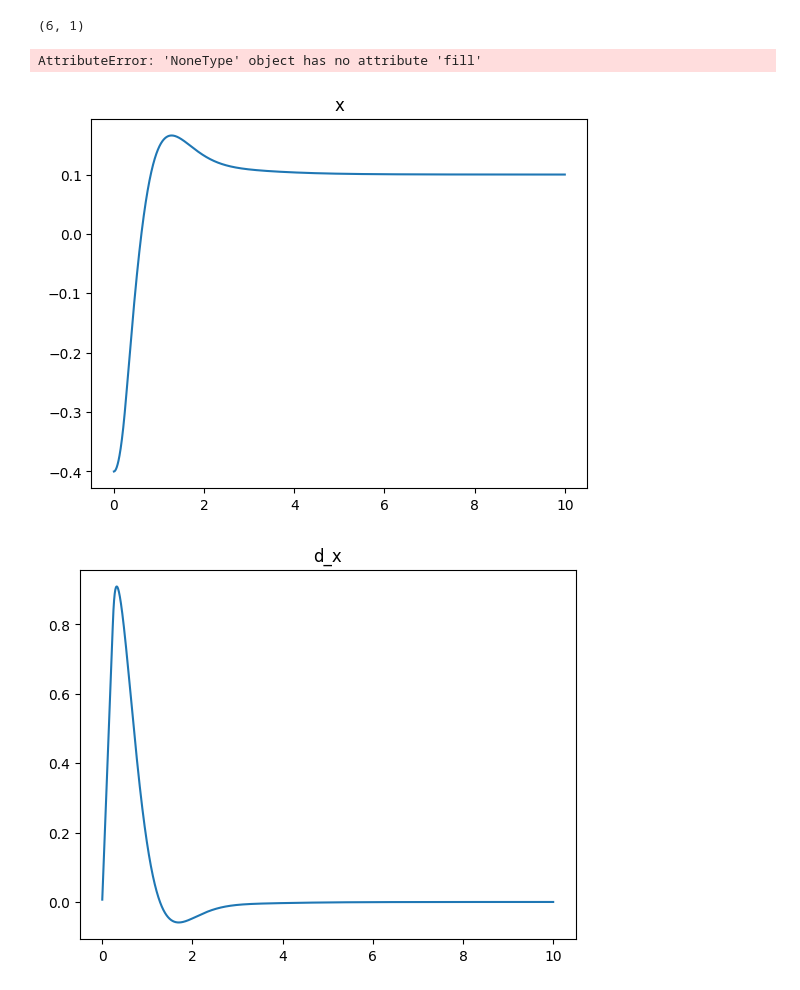
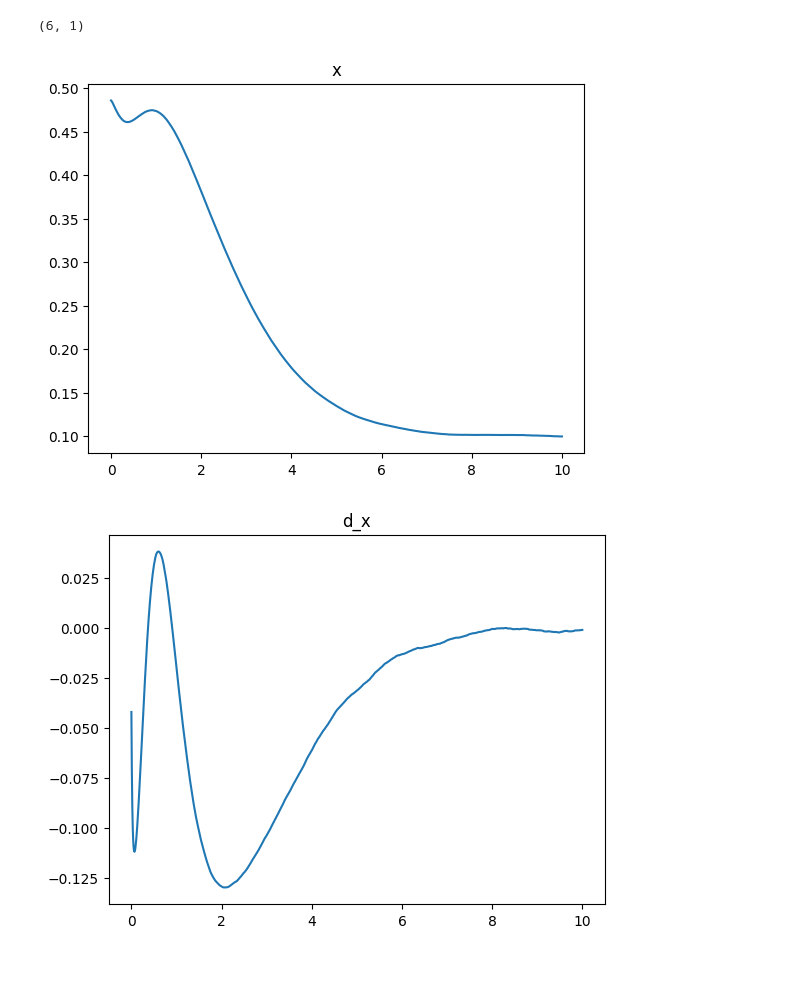
Before and after one commit to sackariaslunman/inverted-pendulum, a Jupyter notebook: env_cartpoles_lqr.ipynb, the cells around one changed output. Drawn from its saved outputs; the diff is of its cells as text; code cells hidden in the pictures.

Commit message:
separated env and system into different files again

```diff
--- a/env_cartpoles_lqr.ipynb
+++ b/env_cartpoles_lqr.ipynb
@@ -10,8 +12,8 @@ from scipy.io import savemat
 # %%
-dt = 0.002
+dt = 0.01
 g = 9.81
 
-system_noise = 0.00000 * np.diag(np.ones(6))
+system_noise = 0.000000001 * np.diag(np.ones(6))
 
 system = CartPoleSystem(
     (0.0, 0.5, 0.005, -0.8, 0.8, Colors.red),
@@ -27,7 +29,7 @@ system = CartPoleSystem(
     system_noise
 )
 
-env = CartPolesEnv(system, dt, g)
+env = CartPoleEnv(system, dt, g)
 env.observation_space.shape
 # %% [output]
 (6, 1)
@@ -53,7 +56,8 @@ sys.calculate_K_lqr(Q, R)
 sys.calculate_K_r()
 # %%
 x0 = np.vstack([-0.4, 0, radians(15), 0, radians(-5), 0])
-obs, _ = env.reset(x0)
+
+obs, _ = env.reset()
 
 r = np.vstack(
     [0.1, 0, 0, 0, 0, 0]
@@ -67,7 +71,14 @@ states = {
     "i": [],
 }
 
+last_update = perf_counter()
+
 for i in range(N):
+
+    while perf_counter() < last_update + dt:
+        pass
+    last_update = perf_counter()
+
     u = sys.feedforward_d(obs, r)
     max_Ia = 10
     max_Va_from_Ia = system.Ra * max_Ia + system.K*obs[1]/system.r
@@ -83,43 +94,41 @@ for i in range(N):
 
     obs, reward, done, msg, _ = env.step(u)
     env.render()
-    # time.sleep(dt)
 env.close()
-# %% [output]
-AttributeError: 'NoneType' object has no attribute 'fill'
 # %%
 t = np.linspace(0, end_time, N)
 x = env.system.state[0][1:]
 
 plt.plot(t, x)
 plt.title("x")
 plt.show()
 
 d_x = env.system.state[1][1:]
 
 plt.plot(t, d_x)
 plt.title("d_x")
 plt.show()
 
-theta = env.system.state[2][1:]
+for k in range(system.num_poles):
+    theta = env.system.state[2+k*2][1:]
 
-plt.plot(t, theta)
-plt.title("theta")
-plt.show()
+    plt.plot(t, theta)
+    plt.title(f"theta {k+1}")
+    plt.show()
 
-d_theta = env.system.state[3][1:]
+    d_theta = env.system.state[2+k*2+1][1:]
 
-plt.plot(t, d_theta)
-plt.title("d_theta")
-plt.show()
+    plt.plot(t, d_theta)
+    plt.title(f"d_theta {k+1}")
+    plt.show()
 
 plt.plot(t, states["u"])
 plt.title("u")
 plt.show()
 
 plt.plot(t, states["i"])
 plt.title("i")
 plt.show()
 # %% [output]
-[figure, old version]
+[figure, new version]
-[figure, old version]
+[figure, new version]
```
Also changed, not shown: parts of 3 cells of this notebook, 5 other files.
